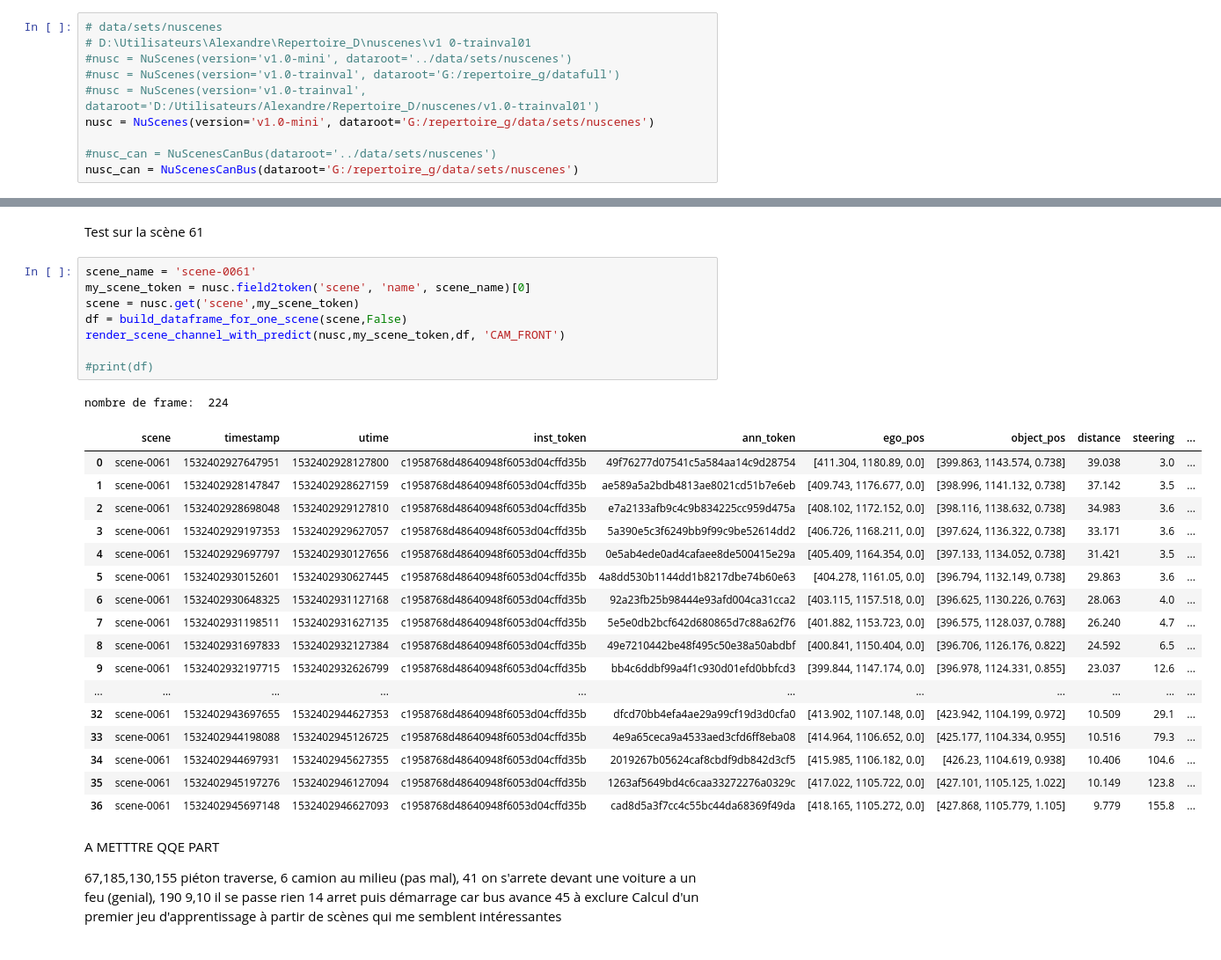
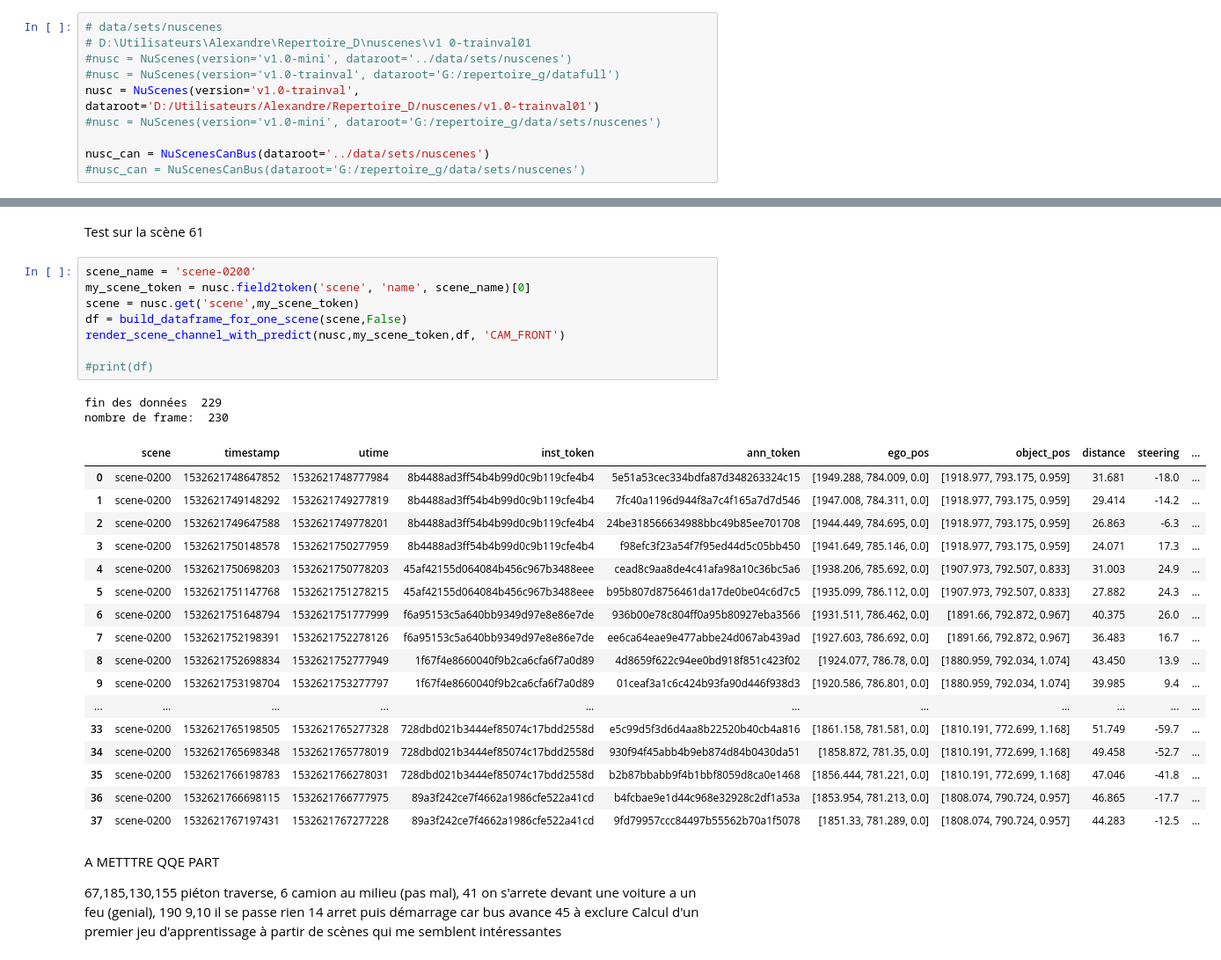
Before and after one commit to AlexandreFiche/machine_learning_for_autonomous_driving, a Jupyter notebook: nuscenes_prediction_acceleration_freinage.ipynb, the cells around one changed output, grey strips where cells are left out. Shown: that part at 88% size. Cells and saved outputs as stored; diff of their text form.

```diff
--- a/nuscenes_prediction_acceleration_freinage.ipynb
+++ b/nuscenes_prediction_acceleration_freinage.ipynb
@@ -16,10 +22,10 @@ Le chargement du jeu de données est nécéssaire que pour la partie 1/ et la pa
 # D:\Utilisateurs\Alexandre\Repertoire_D\nuscenes\v1 0-trainval01
 #nusc = NuScenes(version='v1.0-mini', dataroot='../data/sets/nuscenes')
 #nusc = NuScenes(version='v1.0-trainval', dataroot='G:/repertoire_g/datafull')
-#nusc = NuScenes(version='v1.0-trainval', dataroot='D:/Utilisateurs/Alexandre/Repertoire_D/nuscenes/v1.0-trainval01')
-nusc = NuScenes(version='v1.0-mini', dataroot='G:/repertoire_g/data/sets/nuscenes')
+nusc = NuScenes(version='v1.0-trainval', dataroot='D:/Utilisateurs/Alexandre/Repertoire_D/nuscenes/v1.0-trainval01')
+#nusc = NuScenes(version='v1.0-mini', dataroot='G:/repertoire_g/data/sets/nuscenes')
 
-#nusc_can = NuScenesCanBus(dataroot='../data/sets/nuscenes')
-nusc_can = NuScenesCanBus(dataroot='G:/repertoire_g/data/sets/nuscenes')
+nusc_can = NuScenesCanBus(dataroot='../data/sets/nuscenes')
+#nusc_can = NuScenesCanBus(dataroot='G:/repertoire_g/data/sets/nuscenes')
 # %% [output]
 ======
@@ -701,32 +695,33 @@ def render_scene_channel_with_predict(nusc,
 # %% [markdown]
 Test sur la scène 61
 # %%
-scene_name = 'scene-0061'
+scene_name = 'scene-0200'
 my_scene_token = nusc.field2token('scene', 'name', scene_name)[0]
 scene = nusc.get('scene',my_scene_token)
 df = build_dataframe_for_one_scene(scene,False)
 render_scene_channel_with_predict(nusc,my_scene_token,df, 'CAM_FRONT')
 
 #print(df)
 # %% [output]
-nombre de frame:  224
+fin des données  229
+nombre de frame:  230
 |  | scene | timestamp | utime | inst_token | ann_token | ego_pos | object_pos | distance | steering | ... |
-| 0 | scene-0061 | 1532402927647951 | 1532402928127800 | c1958768d48640948f6053d04cffd35b | 49f76277d07541c5a584aa14c9d28754 | [411.304, 1180.89, 0.0] | [399.863, 1143.574, 0.738] | 39.038 | 3.0 | ... |
-| 1 | scene-0061 | 1532402928147847 | 1532402928627159 | c1958768d48640948f6053d04cffd35b | ae589a5a2bdb4813ae8021cd51b7e6eb | [409.743, 1176.677, 0.0] | [398.996, 1141.132, 0.738] | 37.142 | 3.5 | ... |
-| 2 | scene-0061 | 1532402928698048 | 1532402929127810 | c1958768d48640948f6053d04cffd35b | e7a2133afb9c4c9b834225cc959d475a | [408.102, 1172.152, 0.0] | [398.116, 1138.632, 0.738] | 34.983 | 3.6 | ... |
-| 3 | scene-0061 | 1532402929197353 | 1532402929627057 | c1958768d48640948f6053d04cffd35b | 5a390e5c3f6249bb9f99c9be52614dd2 | [406.726, 1168.211, 0.0] | [397.624, 1136.322, 0.738] | 33.171 | 3.6 | ... |
-| 4 | scene-0061 | 1532402929697797 | 1532402930127656 | c1958768d48640948f6053d04cffd35b | 0e5ab4ede0ad4cafaee8de500415e29a | [405.409, 1164.354, 0.0] | [397.133, 1134.052, 0.738] | 31.421 | 3.5 | ... |
-| 5 | scene-0061 | 1532402930152601 | 1532402930627445 | c1958768d48640948f6053d04cffd35b | 4a8dd530b1144dd1b8217dbe74b60e63 | [404.278, 1161.05, 0.0] | [396.794, 1132.149, 0.738] | 29.863 | 3.6 | ... |
-| 6 | scene-0061 | 1532402930648325 | 1532402931127168 | c1958768d48640948f6053d04cffd35b | 92a23fb25b98444e93afd004ca31cca2 | [403.115, 1157.518, 0.0] | [396.625, 1130.226, 0.763] | 28.063 | 4.0 | ... |
-| 7 | scene-0061 | 1532402931198511 | 1532402931627135 | c1958768d48640948f6053d04cffd35b | 5e5e0db2bcf642d680865d7c88a62f76 | [401.882, 1153.723, 0.0] | [396.575, 1128.037, 0.788] | 26.240 | 4.7 | ... |
-| 8 | scene-0061 | 1532402931697833 | 1532402932127384 | c1958768d48640948f6053d04cffd35b | 49e7210442be48f495c50e38a50abdbf | [400.841, 1150.404, 0.0] | [396.706, 1126.176, 0.822] | 24.592 | 6.5 | ... |
-| 9 | scene-0061 | 1532402932197715 | 1532402932626799 | c1958768d48640948f6053d04cffd35b | bb4c6ddbf99a4f1c930d01efd0bbfcd3 | [399.844, 1147.174, 0.0] | [396.978, 1124.331, 0.855] | 23.037 | 12.6 | ... |
+| 0 | scene-0200 | 1532621748647852 | 1532621748777984 | 8b4488ad3ff54b4b99d0c9b119cfe4b4 | 5e51a53cec334bdfa87d348263324c15 | [1949.288, 784.009, 0.0] | [1918.977, 793.175, 0.959] | 31.681 | -18.0 | ... |
+| 1 | scene-0200 | 1532621749148292 | 1532621749277819 | 8b4488ad3ff54b4b99d0c9b119cfe4b4 | 7fc40a1196d944f8a7c4f165a7d7d546 | [1947.008, 784.311, 0.0] | [1918.977, 793.175, 0.959] | 29.414 | -14.2 | ... |
+| 2 | scene-0200 | 1532621749647588 | 1532621749778201 | 8b4488ad3ff54b4b99d0c9b119cfe4b4 | 24be318566634988bbc49b85ee701708 | [1944.449, 784.695, 0.0] | [1918.977, 793.175, 0.959] | 26.863 | -6.3 | ... |
+| 3 | scene-0200 | 1532621750148578 | 1532621750277959 | 8b4488ad3ff54b4b99d0c9b119cfe4b4 | f98efc3f23a54f7f95ed44d5c05bb450 | [1941.649, 785.146, 0.0] | [1918.977, 793.175, 0.959] | 24.071 | 17.3 | ... |
+| 4 | scene-0200 | 1532621750698203 | 1532621750778203 | 45af42155d064084b456c967b3488eee | cead8c9aa8de4c41afa98a10c36bc5a6 | [1938.206, 785.692, 0.0] | [1907.973, 792.507, 0.833] | 31.003 | 24.9 | ... |
+| 5 | scene-0200 | 1532621751147768 | 1532621751278215 | 45af42155d064084b456c967b3488eee | b95b807d8756461da17de0be04c6d7c5 | [1935.099, 786.112, 0.0] | [1907.973, 792.507, 0.833] | 27.882 | 24.3 | ... |
+| 6 | scene-0200 | 1532621751648794 | 1532621751777999 | f6a95153c5a640bb9349d97e8e86e7de | 936b00e78c804ff0a95b80927eba3566 | [1931.511, 786.462, 0.0] | [1891.66, 792.872, 0.967] | 40.375 | 26.0 | ... |
+| 7 | scene-0200 | 1532621752198391 | 1532621752278126 | f6a95153c5a640bb9349d97e8e86e7de | ee6ca64eae9e477abbe24d067ab439ad | [1927.603, 786.692, 0.0] | [1891.66, 792.872, 0.967] | 36.483 | 16.7 | ... |
+| 8 | scene-0200 | 1532621752698834 | 1532621752777949 | 1f67f4e8660040f9b2ca6cfa6f7a0d89 | 4d8659f622c94ee0bd918f851c423f02 | [1924.077, 786.78, 0.0] | [1880.959, 792.034, 1.074] | 43.450 | 13.9 | ... |
+| 9 | scene-0200 | 1532621753198704 | 1532621753277797 | 1f67f4e8660040f9b2ca6cfa6f7a0d89 | 01ceaf3a1c6c424b93fa90d446f938d3 | [1920.586, 786.801, 0.0] | [1880.959, 792.034, 1.074] | 39.985 | 9.4 | ... |
 | ... | ... | ... | ... | ... | ... | ... | ... | ... | ... | ... |
-| 32 | scene-0061 | 1532402943697655 | 1532402944627353 | c1958768d48640948f6053d04cffd35b | dfcd70bb4efa4ae29a99cf19d3d0cfa0 | [413.902, 1107.148, 0.0] | [423.942, 1104.199, 0.972] | 10.509 | 29.1 | ... |
-| 33 | scene-0061 | 1532402944198088 | 1532402945126725 | c1958768d48640948f6053d04cffd35b | 4e9a65ceca9a4533aed3cfd6ff8eba08 | [414.964, 1106.652, 0.0] | [425.177, 1104.334, 0.955] | 10.516 | 79.3 | ... |
-| 34 | scene-0061 | 1532402944697931 | 1532402945627355 | c1958768d48640948f6053d04cffd35b | 2019267b05624caf8cbdf9db842d3cf5 | [415.985, 1106.182, 0.0] | [426.23, 1104.619, 0.938] | 10.406 | 104.6 | ... |
-| 35 | scene-0061 | 1532402945197276 | 1532402946127094 | c1958768d48640948f6053d04cffd35b | 1263af5649bd4c6caa33272276a0329c | [417.022, 1105.722, 0.0] | [427.101, 1105.125, 1.022] | 10.149 | 123.8 | ... |
-| 36 | scene-0061 | 1532402945697148 | 1532402946627093 | c1958768d48640948f6053d04cffd35b | cad8d5a3f7cc4c55bc44da68369f49da | [418.165, 1105.272, 0.0] | [427.868, 1105.779, 1.105] | 9.779 | 155.8 | ... |
+| 33 | scene-0200 | 1532621765198505 | 1532621765277328 | 728dbd021b3444ef85074c17bdd2558d | e5c99d5f3d6d4aa8b22520b40cb4a816 | [1861.158, 781.581, 0.0] | [1810.191, 772.699, 1.168] | 51.749 | -59.7 | ... |
+| 34 | scene-0200 | 1532621765698348 | 1532621765778019 | 728dbd021b3444ef85074c17bdd2558d | 930f94f45abb4b9eb874d84b0430da51 | [1858.872, 781.35, 0.0] | [1810.191, 772.699, 1.168] | 49.458 | -52.7 | ... |
+| 35 | scene-0200 | 1532621766198783 | 1532621766278031 | 728dbd021b3444ef85074c17bdd2558d | b2b87bbabb9f4b1bbf8059d8ca0e1468 | [1856.444, 781.221, 0.0] | [1810.191, 772.699, 1.168] | 47.046 | -41.8 | ... |
+| 36 | scene-0200 | 1532621766698115 | 1532621766777975 | 89a3f242ce7f4662a1986cfe522a41cd | b4fcbae9e1d44c968e32928c2df1a53a | [1853.954, 781.213, 0.0] | [1808.074, 790.724, 0.957] | 46.865 | -17.7 | ... |
+| 37 | scene-0200 | 1532621767197431 | 1532621767277228 | 89a3f242ce7f4662a1986cfe522a41cd | 9fd79957ccc84497b55562b70a1f5078 | [1851.33, 781.289, 0.0] | [1808.074, 790.724, 0.957] | 44.283 | -12.5 | ... |
 # %% [markdown]
 A METTTRE QQE PART
 
```
Also changed, not shown: parts of 11 cells of this notebook.
